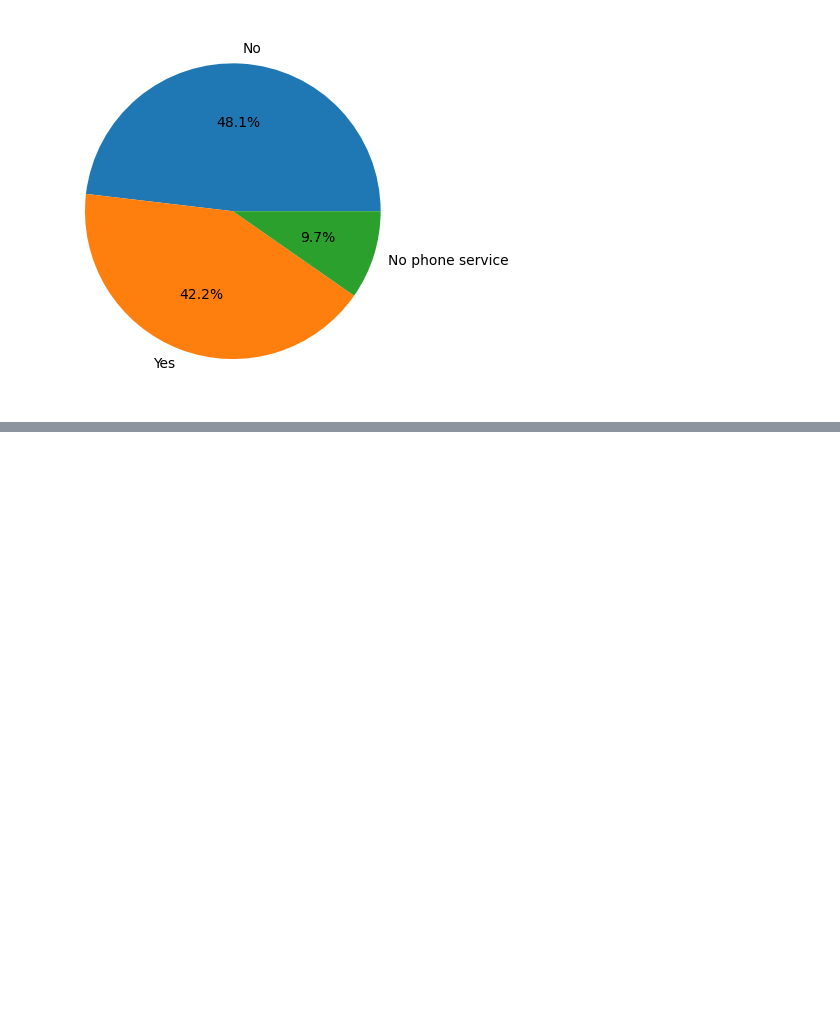
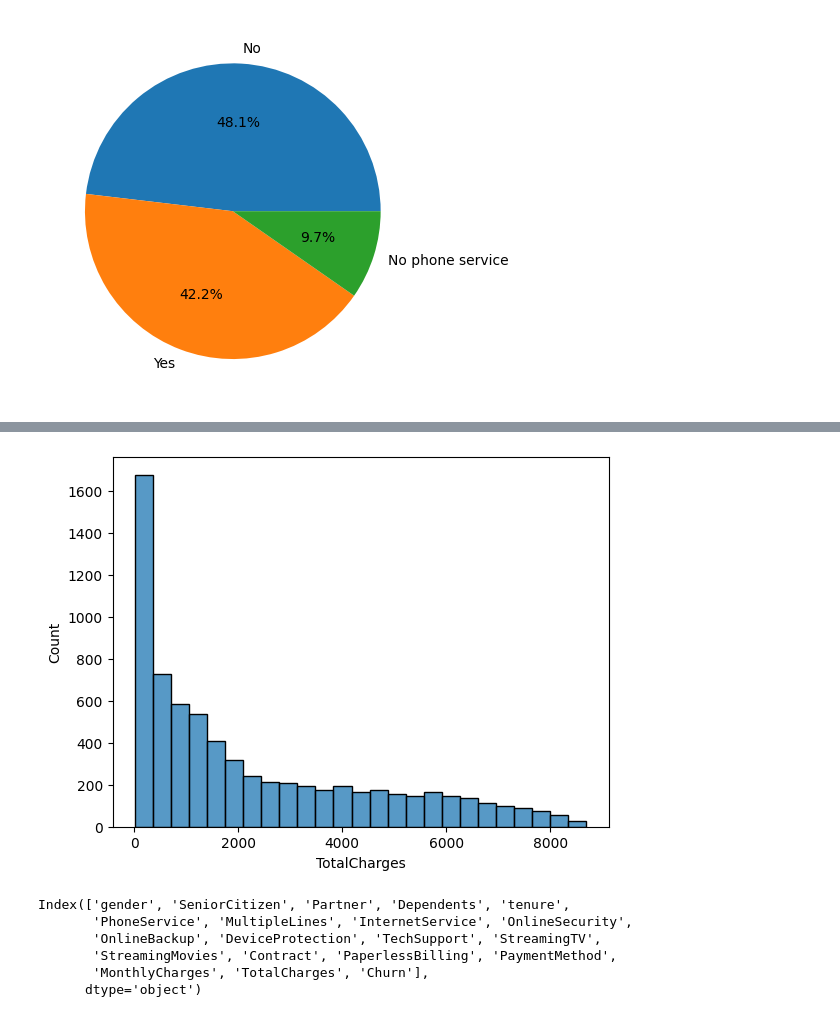
Before and after one commit to anshumbanga/Deep-Learning-and-NLP, a Jupyter notebook: Assignments/Telecom_churn.ipynb, the cells around one changed output, grey strips where cells are left out. Drawn from its saved outputs; the diff is of its cells as text; code cells hidden in the pictures; blank space fills up the shorter version.

```diff
--- a/Assignments/Telecom_churn.ipynb
+++ b/Assignments/Telecom_churn.ipynb
@@ -138,0 +156,27 @@ plt.show()
+# %%
+# df.TotalCharges.astype(float)
+# Total charges is marked as string
+
+pd.to_numeric(df.TotalCharges,errors='coerce').isnull().sum()
+
+# we have 11 null values in this
+
+sns.histplot(pd.to_numeric(df.TotalCharges,errors='coerce'))
+
+# it is left skewed
+
+pd.to_numeric(df.TotalCharges,errors='coerce').median()
+#  1397.475 is the median
+
+df.Total_Charges = pd.to_numeric(df.TotalCharges,errors='coerce').fillna(1397.475,inplace=True)
+# %% [output]
+[figure, added]
+# %%
+df.columns
+# %% [output]
+Index(['gender', 'SeniorCitizen', 'Partner', 'Dependents', 'tenure',
+       'PhoneService', 'MultipleLines', 'InternetService', 'OnlineSecurity',
+       'OnlineBackup', 'DeviceProtection', 'TechSupport', 'StreamingTV',
+       'StreamingMovies', 'Contract', 'PaperlessBilling', 'PaymentMethod',
+       'MonthlyCharges', 'TotalCharges', 'Churn'],
+      dtype='object')
```
Also changed, not shown: parts of 56 cells of this notebook.
